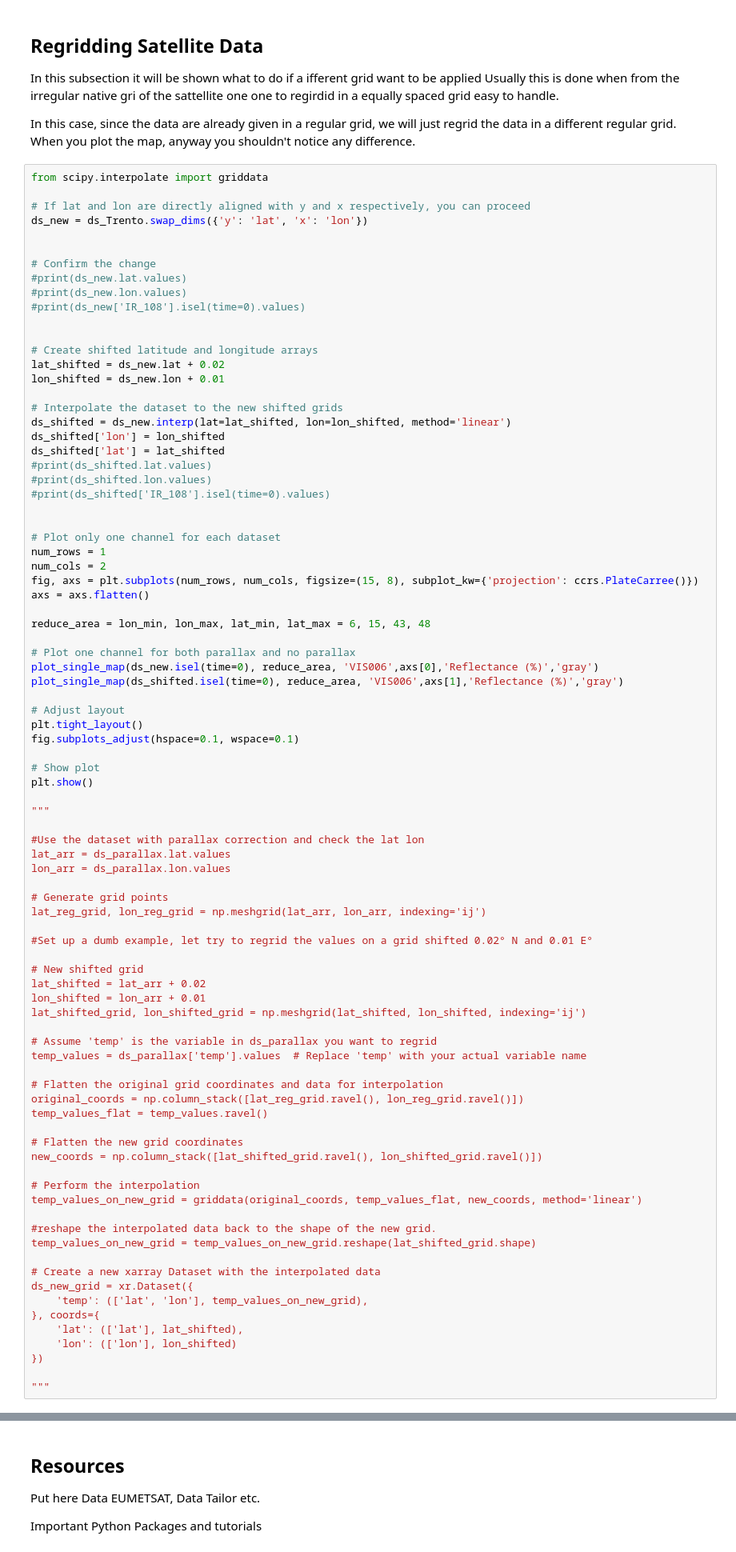
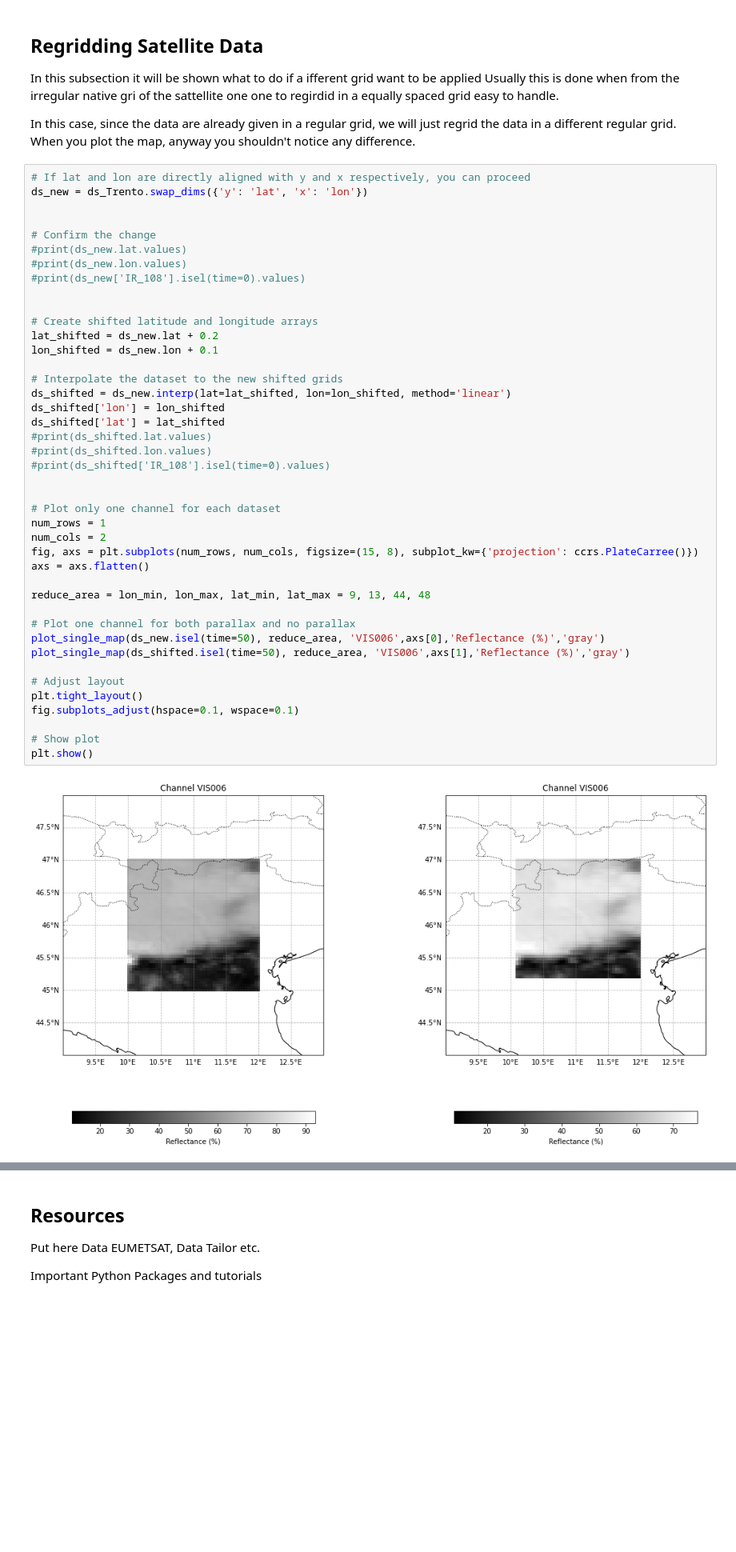
Before and after one commit to EXPATS-IDEAS4S/MSG-SEVIRI, a Jupyter notebook: exercises/trento_ex1.ipynb, the cells around one changed output, grey strips where cells are left out. Shown at 80% size. Drawn from its saved outputs; the diff is of its cells as text; blank space fills up the shorter version.

```diff
--- a/exercises/trento_ex1.ipynb
+++ b/exercises/trento_ex1.ipynb
@@ -310,8 +326,6 @@ Usually this is done when from the irregular native gri of the sattellite one on
 
 In this case, since the data are already given in a regular grid, we will just regrid the data in a different regular grid. When you plot the map, anyway you shouldn't notice any difference.
 # %%
-from scipy.interpolate import griddata
-
 # If lat and lon are directly aligned with y and x respectively, you can proceed
 ds_new = ds_Trento.swap_dims({'y': 'lat', 'x': 'lon'})
 
@@ -322,77 +336,36 @@ ds_new = ds_Trento.swap_dims({'y': 'lat', 'x': 'lon'})
 #print(ds_new['IR_108'].isel(time=0).values)
 
 
 # Create shifted latitude and longitude arrays
-lat_shifted = ds_new.lat + 0.02
-lon_shifted = ds_new.lon + 0.01
+lat_shifted = ds_new.lat + 0.2
+lon_shifted = ds_new.lon + 0.1
 
 # Interpolate the dataset to the new shifted grids
 ds_shifted = ds_new.interp(lat=lat_shifted, lon=lon_shifted, method='linear')
 ds_shifted['lon'] = lon_shifted
 ds_shifted['lat'] = lat_shifted
 #print(ds_shifted.lat.values)
 #print(ds_shifted.lon.values)
 #print(ds_shifted['IR_108'].isel(time=0).values)
 
 
 # Plot only one channel for each dataset
 num_rows = 1
 num_cols = 2
 fig, axs = plt.subplots(num_rows, num_cols, figsize=(15, 8), subplot_kw={'projection': ccrs.PlateCarree()})
 axs = axs.flatten()
 
-reduce_area = lon_min, lon_max, lat_min, lat_max = 6, 15, 43, 48
+reduce_area = lon_min, lon_max, lat_min, lat_max = 9, 13, 44, 48
 
 # Plot one channel for both parallax and no parallax
-plot_single_map(ds_new.isel(time=0), reduce_area, 'VIS006',axs[0],'Reflectance (%)','gray')
-plot_single_map(ds_shifted.isel(time=0), reduce_area, 'VIS006',axs[1],'Reflectance (%)','gray')
+plot_single_map(ds_new.isel(time=50), reduce_area, 'VIS006',axs[0],'Reflectance (%)','gray')
+plot_single_map(ds_shifted.isel(time=50), reduce_area, 'VIS006',axs[1],'Reflectance (%)','gray')
 
 # Adjust layout
 plt.tight_layout()
 fig.subplots_adjust(hspace=0.1, wspace=0.1)
 
 # Show plot
 plt.show()
-
-"""
-
-#Use the dataset with parallax correction and check the lat lon
-lat_arr = ds_parallax.lat.values
-lon_arr = ds_parallax.lon.values
-
-# Generate grid points
-lat_reg_grid, lon_reg_grid = np.meshgrid(lat_arr, lon_arr, indexing='ij')
-
-#Set up a dumb example, let try to regrid the values on a grid shifted 0.02° N and 0.01 E°
-
-# New shifted grid
-lat_shifted = lat_arr + 0.02
-lon_shifted = lon_arr + 0.01
-lat_shifted_grid, lon_shifted_grid = np.meshgrid(lat_shifted, lon_shifted, indexing='ij')
-
-# Assume 'temp' is the variable in ds_parallax you want to regrid
-temp_values = ds_parallax['temp'].values  # Replace 'temp' with your actual variable name
-
-# Flatten the original grid coordinates and data for interpolation
-original_coords = np.column_stack([lat_reg_grid.ravel(), lon_reg_grid.ravel()])
-temp_values_flat = temp_values.ravel()
-
-# Flatten the new grid coordinates
-new_coords = np.column_stack([lat_shifted_grid.ravel(), lon_shifted_grid.ravel()])
-
-# Perform the interpolation
-temp_values_on_new_grid = griddata(original_coords, temp_values_flat, new_coords, method='linear')
-
-#reshape the interpolated data back to the shape of the new grid.
-temp_values_on_new_grid = temp_values_on_new_grid.reshape(lat_shifted_grid.shape)
-
-# Create a new xarray Dataset with the interpolated data
-ds_new_grid = xr.Dataset({
-    'temp': (['lat', 'lon'], temp_values_on_new_grid),
-}, coords={
-    'lat': (['lat'], lat_shifted),
-    'lon': (['lon'], lon_shifted)
-})
-
-"""
 # %% [output]
+[figure, added]
```
Also changed, not shown: parts of 11 cells of this notebook, 4 other files.
